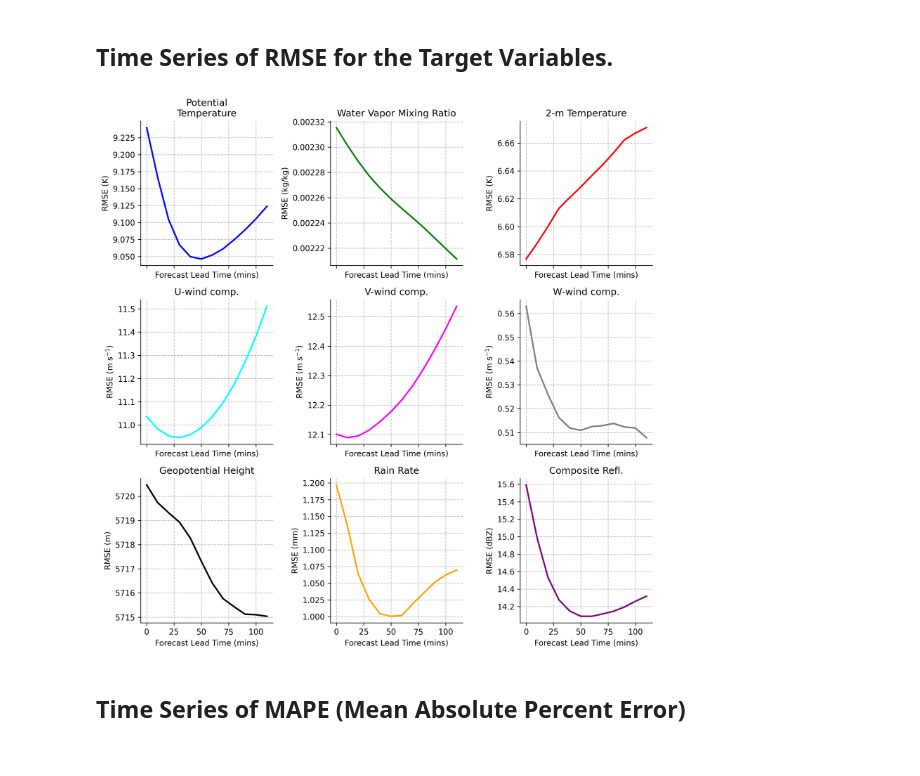
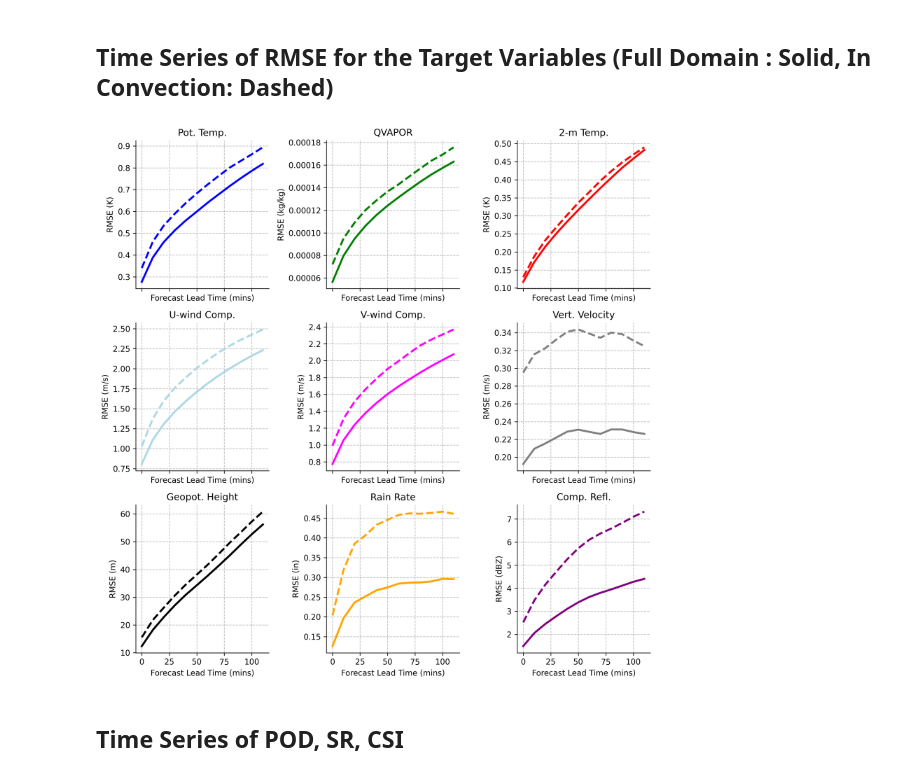
Before and after one commit to NOAA-National-Severe-Storms-Laboratory/frdd-wofs-cast, a Jupyter notebook: training_pipeline/evaluate_model/evaluate_wofscast.ipynb, the cells around one changed output. Drawn from its saved outputs; the diff is of its cells as text; code cells hidden in the pictures.

```diff
--- a/training_pipeline/evaluate_model/evaluate_wofscast.ipynb
+++ b/training_pipeline/evaluate_model/evaluate_wofscast.ipynb
@@ -342,0 +73,26 @@ display_name = {'T': 'Potential\nTemperature',
+# %%
+def accumulate_rmse(targets, predictions, target_vars, rmse_dict):
+    """Accumulate RMSE for each prediction"""
+    for var in target_vars:
+        # Compute full domain RMSE
+        rmse = rmse_ignoring_borders(predictions[var], targets[var])
+
+        # Compute RMSE where comp. refl > 3:
+        pred_refl_mask = np.where(predictions['COMPOSITE_REFL_10CM']>3, True, False)
+        tar_refl_mask = np.where(targets['COMPOSITE_REFL_10CM']>3, True, False)
+
+        # Combine the masks with logical OR to create the composite reflectivity mask
+        refl_mask = np.logical_or(pred_refl_mask, tar_refl_mask)
+
+        # Adjust mask dimensions if necessary
+        if len(refl_mask.shape) < len(predictions[var].shape):
+            refl_mask = np.expand_dims(refl_mask, axis=2)
+
+        refl_mask = np.broadcast_to(refl_mask, predictions[var].shape)
+
+        rmse_conv = rmse_in_convection(predictions[var], targets[var], refl_mask)
+
+        rmse_dict['full'][var] += rmse
+        rmse_dict['partial'][var] += rmse_conv
+
+    return rmse_dict
@@ -343,35 +228,28 @@ display_name = {'T': 'Potential\nTemperature',
 # %% [markdown]
-## Time Series of RMSE for the Target Variables.
+## Time Series of RMSE for the Target Variables (Full Domain : Solid, In Convection: Dashed)
 # %%
-def _mean_preserving_time(x: xarray.DataArray) -> xarray.DataArray:
-    return x.mean([d for d in x.dims if d != 'time'], skipna=False)
-
-
-predictions = predictions.transpose('batch', 'time', 'level', 'lat', 'lon')
 times = np.arange(len(predictions.time))*10 # in minutes
 fig, axes = plt.subplots(figsize=(10,10), dpi=300, ncols=3, nrows=3, sharex=True)
 
 # Create a list of colors for each line
-colors = ['blue', 'green', 'red', 'cyan', 'magenta', 'gray', 'black', 'orange', 'purple']
+colors = ['blue', 'green', 'red', 'lightblue', 'magenta', 'gray', 'black', 'orange', 'purple']
 
-for var, unit, ax, c in zip(target_vars, units, axes.flat, colors):
+for var, ax, c in zip(target_vars, axes.flat, colors):
 
-    err = (predictions[var]-targets[var])**2
-    rmse = np.sqrt(_mean_preserving_time(err))
-
-    ax.plot(times, rmse, c=c, lw=2.0)
+    ax.plot(times, rmse_dict['full'][var], c=c, lw=2.5)
+    ax.plot(times, rmse_dict['partial'][var], c=c, lw=2.5, ls='dashed')
 
     ax.set(xlabel= 'Forecast Lead Time (mins)',
-       ylabel= f'RMSE ({unit})',
-       title = display_name[var]
+       ylabel= f"RMSE ({units_mapper.get(var,'')})",
+       title = display_name_mapper.get(var,var)
       )
     ax.grid(ls='dashed', alpha=0.8)
     # Hide the top and right spines
     ax.spines['top'].set_visible(False)
     ax.spines['right'].set_visible(False)
 
 plt.tight_layout()
 # %% [output]
-[figure, old version]
+[figure, new version]
 # %% [markdown]
-## Time Series of MAPE (Mean Absolute Percent Error)
+## Time Series of POD, SR, CSI
```
Also changed, not shown: parts of 21 cells of this notebook, 2 other files.
